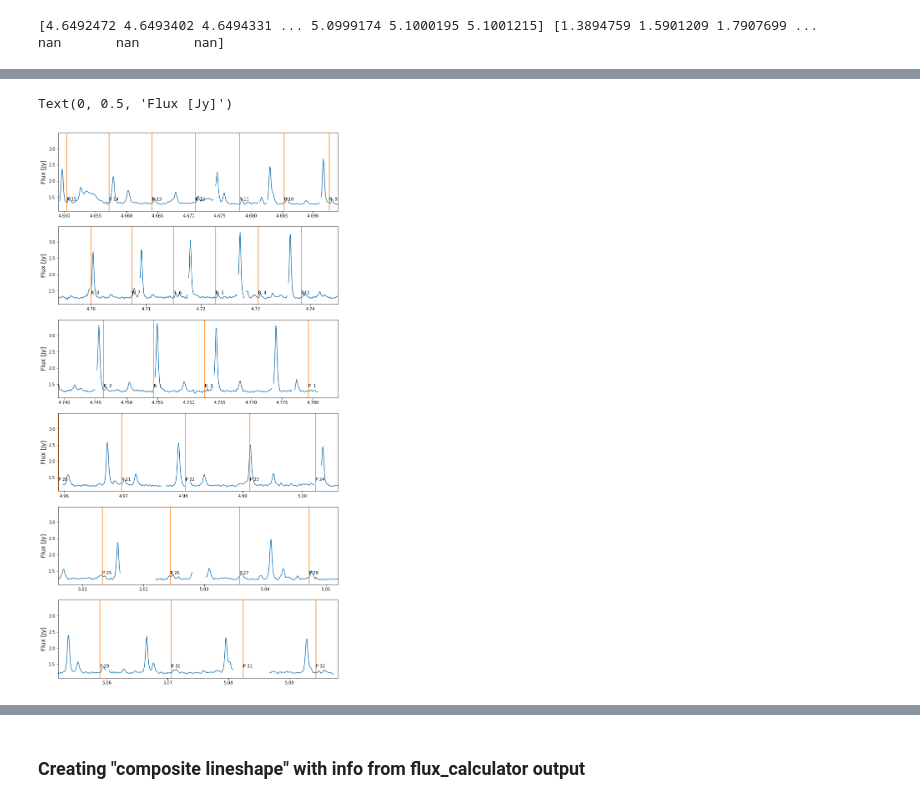
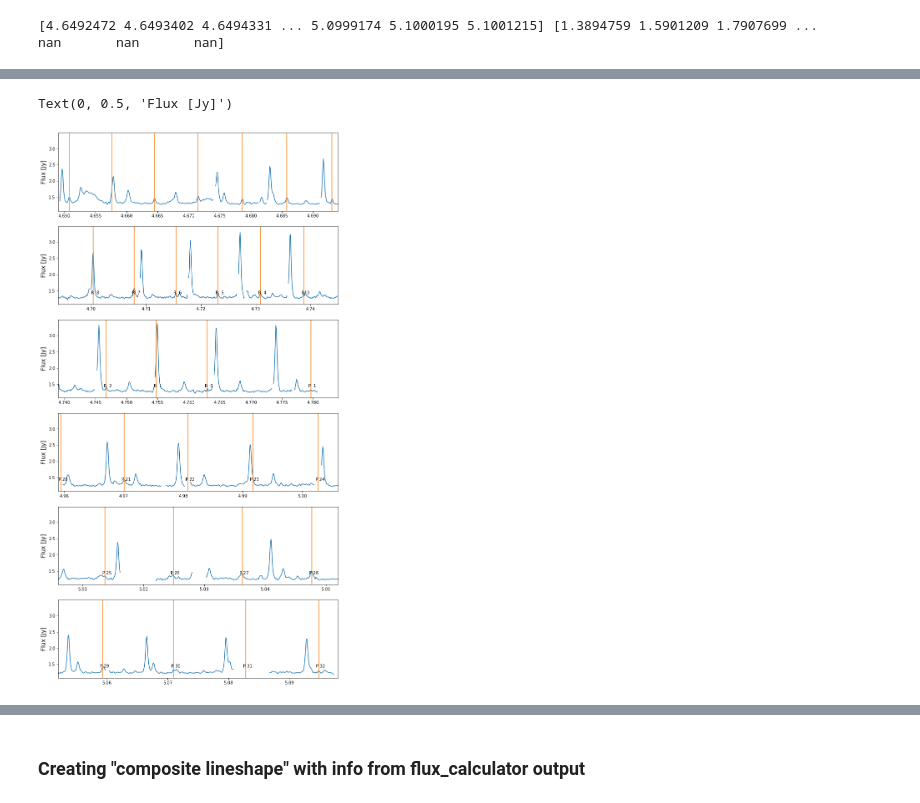
Before and after one commit to knolan9/kiranolan_thesis, a Jupyter notebook: DR Tau-13CO.ipynb, the cells around one changed output, grey strips where cells are left out. Saved outputs shown, nothing was run; the diff lists cells and outputs as text; code cells hidden in the pictures.

```diff
--- a/DR Tau-13CO.ipynb
+++ b/DR Tau-13CO.ipynb
@@ -69,4 +41,28 @@ Text(0, 0.5, 'Flux [Jy]')
 # %%
 #calculate doppler shifted wavelength
-v_dop_test=26
-wave_test=wave*(1+v_dop_test*1000/c.value)
+v_dop_test=26.
+wave_test=hitran_data['wave']*(1+v_dop_test*1000/c.value)
+# %%
+#Plot spectrum.
+#The wavelength gap between the two plots is due to a section of poor atmosphere observations
+
+fig=plt.figure(figsize=(12,6))
+
+ax1=fig.add_subplot(211)
+ax1.plot(wave,flux)
+ax1.set_xlim(4.64,4.78) #first half of wavelength range
+for i,mywave in enumerate(wave_test):
+    if( (mywave>4.64) & (mywave<4.78) ):
+        ax1.axvline(mywave,color='C1')
+        ax1.text(hitran_data['wave'][i],1.4,hitran_data['Qpp'][i].strip())
+ax1.set_ylabel('Flux [Jy]',fontsize=14)
+
+ax2=fig.add_subplot(212)
+ax2.plot(wave,flux)
+ax2.set_xlim(4.959,5.097) #second half of wavelength range
+for i,mywave in enumerate(wave_test):
+    if( (mywave>4.959) & (mywave<5.097) ):
+        ax2.axvline(mywave,color='C1')
+        ax2.text(hitran_data['wave'][i],1.4,hitran_data['Qpp'][i].strip())
+ax2.set_xlabel('Wavelength [$\mu$m]',fontsize=14)
+ax2.set_ylabel('Flux [Jy]',fontsize=14)
@@ -76,16 +75,16 @@ figa=plt.figure(figsize=(12,24))
 axa1=figa.add_subplot(611)
 axa1.plot(wave,flux)
 axa1.set_xlim(4.649,4.694) #first half of wavelength range
-for i,mywave in enumerate(hitran_data['wave']):
+for i,mywave in enumerate(wave_test):
     if( (mywave>4.649) & (mywave<4.694) ):
         axa1.axvline(mywave,color='C1')
-        axa1.text(hitran_data['wave'][i],1.4,hitran_data['Qpp'][i].strip())
+        #axa1.text(hitran_data['wave'][i],1.4,hitran_data['Qpp'][i].strip())
 axa1.set_ylabel('Flux [Jy]',fontsize=14)
 
 axa2=figa.add_subplot(612)
 axa2.plot(wave,flux)
 axa2.set_xlim(4.694,4.745) #first half of wavelength range
-for i,mywave in enumerate(hitran_data['wave']):
+for i,mywave in enumerate(wave_test):
     if( (mywave>4.694) & (mywave<4.745) ):
         axa2.axvline(mywave,color='C1')
         axa2.text(hitran_data['wave'][i],1.4,hitran_data['Qpp'][i].strip())
@@ -94,38 +93,38 @@ axa2.set_ylabel('Flux [Jy]',fontsize=14)
 axa3=figa.add_subplot(613)
 axa3.plot(wave,flux)
 axa3.set_xlim(4.739,4.784) #first half of wavelength range
-for i,mywave in enumerate(hitran_data['wave']):
+for i,mywave in enumerate(wave_test):
     if( (mywave>4.739) & (mywave<4.784) ):
         axa3.axvline(mywave,color='C1')
         axa3.text(hitran_data['wave'][i],1.4,hitran_data['Qpp'][i].strip())
 axa3.set_ylabel('Flux [Jy]',fontsize=14)
 
 axa4=figa.add_subplot(614)
 axa4.plot(wave,flux)
 axa4.set_xlim(4.959,5.006) #first half of wavelength range
-for i,mywave in enumerate(hitran_data['wave']):
+for i,mywave in enumerate(wave_test):
     if( (mywave>4.959) & (mywave<5.006) ):
         axa4.axvline(mywave,color='C1')
         axa4.text(hitran_data['wave'][i],1.4,hitran_data['Qpp'][i].strip())
 axa4.set_ylabel('Flux [Jy]',fontsize=14)
 
 axa5=figa.add_subplot(615)
 axa5.plot(wave,flux)
 axa5.set_xlim(5.006,5.052) #first half of wavelength range
-for i,mywave in enumerate(hitran_data['wave']):
+for i,mywave in enumerate(wave_test):
     if( (mywave>5.006) & (mywave<5.052) ):
         axa5.axvline(mywave,color='C1')
         axa5.text(hitran_data['wave'][i],1.4,hitran_data['Qpp'][i].strip())
 axa5.set_ylabel('Flux [Jy]',fontsize=14)
 
 axa6=figa.add_subplot(616)
 axa6.plot(wave,flux)
 axa6.set_xlim(5.052,5.098) #first half of wavelength range
-for i,mywave in enumerate(hitran_data['wave']):
+for i,mywave in enumerate(wave_test):
     if( (mywave>5.052) & (mywave<5.098) ):
         axa6.axvline(mywave,color='C1')
         axa6.text(hitran_data['wave'][i],1.4,hitran_data['Qpp'][i].strip())
 axa6.set_ylabel('Flux [Jy]',fontsize=14)
 # %% [output]
 Text(0, 0.5, 'Flux [Jy]')
-[figure, old version]
+[figure, new version]
```
Also changed, not shown: parts of 35 cells of this notebook, 3 other files.
